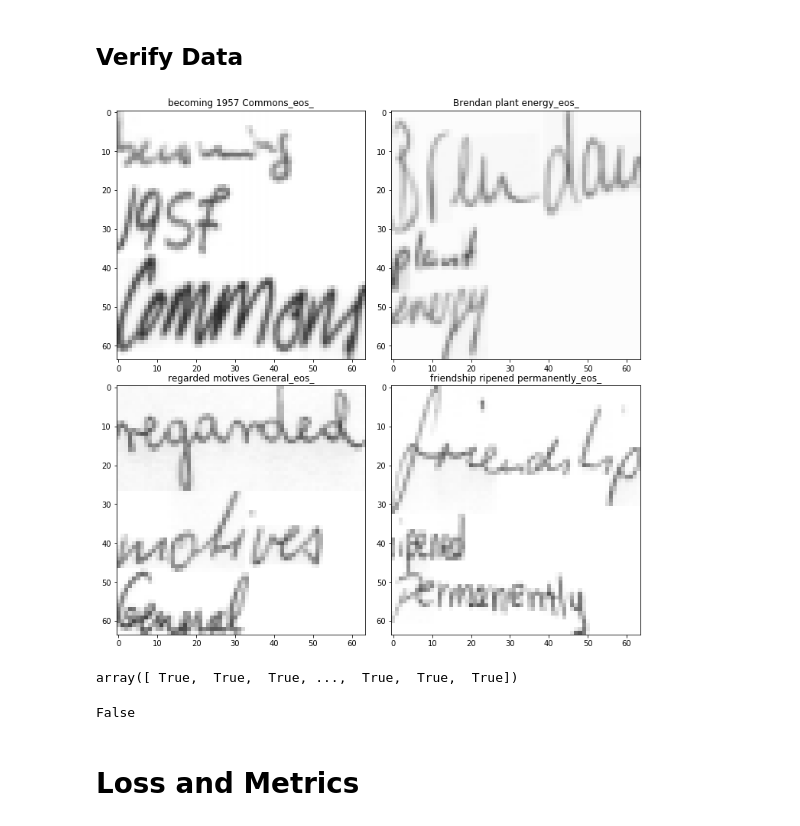
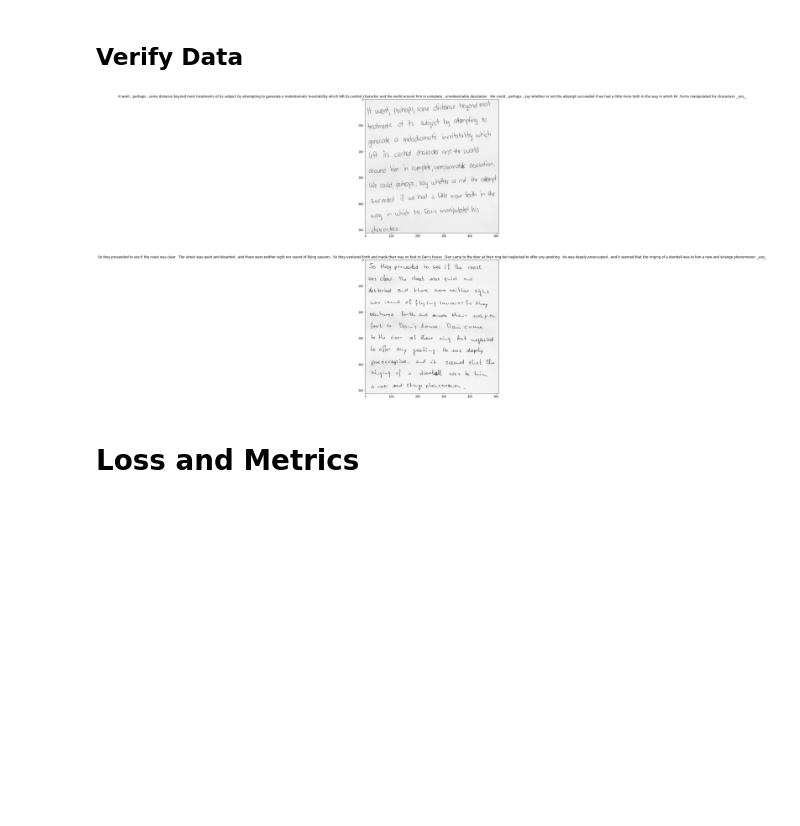
Before and after one commit to ahs8w/fastai, a Jupyter notebook: projects/OCR-Transformer.ipynb, the cells around one changed output. Drawn from its saved outputs; the diff is of its cells as text; code cells hidden in the pictures; blank space fills up the shorter version.

Commit message:
successful training on paragraphs

```diff
--- a/projects/OCR-Transformer.ipynb
+++ b/projects/OCR-Transformer.ipynb
@@ -85,0 +90,6 @@ stats = (np.array([0.93186, 0.93186, 0.93186]), np.array([0.17579, 0.17579, 0.17
+# %%
+CSV = PATH/'paragraph_chars.csv'
+FOLDER = 'paragraphs'
+
+csv = pd.read_csv(CSV)
+len(csv)
@@ -86,3 +98,7 @@ stats = (np.array([0.93186, 0.93186, 0.93186]), np.array([0.17579, 0.17579, 0.17
+# %%
+sz,bs = 800,10  #512,30    #~2000x1000 full size
+seq_len = 500   #~400 chars/paragraph - max: 705
+stats = (np.array([0.94161, 0.94161, 0.94161]), np.array([0.12835, 0.12835, 0.12835]))
 # %% [markdown]
 ## ModelData
 # %%
@@ -108,11 +124,11 @@ denorm = data.trn_ds.denorm
 x,y = next(iter(data.trn_dl))
 imgs = denorm(x)
 # %%
-fig, axes = plt.subplots(2,2, figsize=(10, 10))
+fig, axes = plt.subplots(2,1, figsize=(20, 20))
 for i,ax in enumerate(axes.flat):
     t = char_label_text(y[i])
     ax=show_img(imgs[i], ax=ax, title=t)
 
-plt.tight_layout(pad=0.1)
+# plt.tight_layout(pad=0.1)
 # %% [output]
-[figure, old version]
+[figure, new version]
@@ -123,4 +134,0 @@ val_names = data.val_dl.dataset.fnames
-# %%
-aug_names == val_names
-# %% [output]
-array([ True,  True,  True, ...,  True,  True,  True])
@@ -129,7 +135,3 @@ trn_names = data.trn_dl.dataset.fnames
-# %%
-aug_names[0] in trn_names
-# %% [output]
-False
 # %% [markdown]
 # Loss and Metrics
 # %%
```
Also changed, not shown: parts of 44 cells of this notebook.
